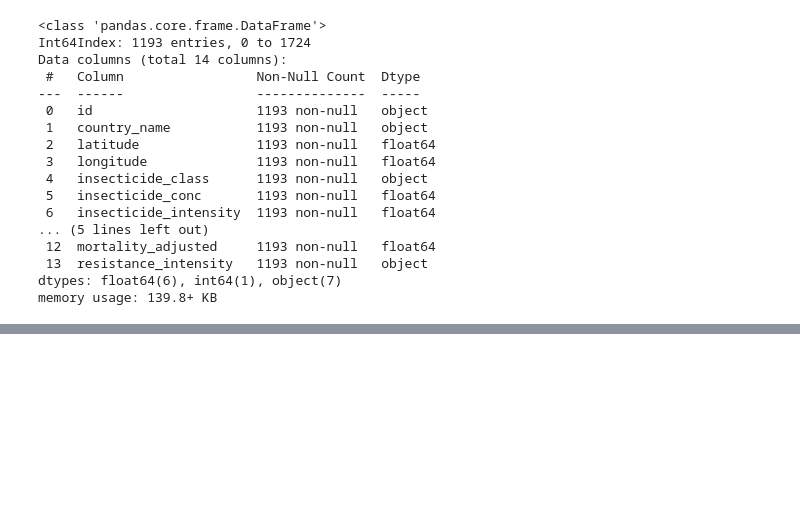
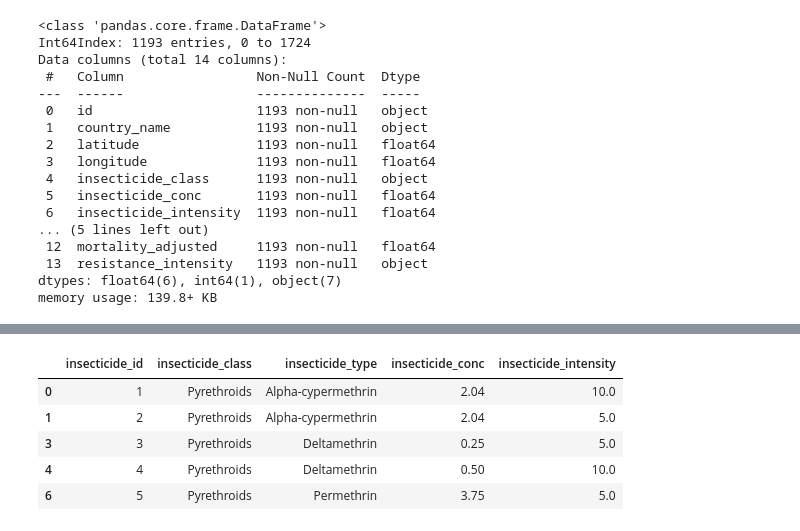
Before and after one commit to WesleyWanyama/136895, a Jupyter notebook: ETL/InsecticideResistanceDataTransformation.ipynb, the cells around one changed output, grey strips where cells are left out. Cells and saved outputs as stored; diff of their text form; code cells hidden in the pictures; blank space fills up the shorter version.

```diff
--- a/ETL/InsecticideResistanceDataTransformation.ipynb
+++ b/ETL/InsecticideResistanceDataTransformation.ipynb
@@ -325,0 +366,16 @@ memory usage: 139.8+ KB
+# %%
+# Create insecticide_table with the selected columns
+insecticide_table = df[['insecticide_class', 'insecticide_type', 'insecticide_conc', 'insecticide_intensity']].copy()
+# Add a new column 'insecticide_id' and set it as the index
+insecticide_table['insecticide_id'] = range(1, len(insecticide_table) + 1)
+# Reorder the columns to have 'insecticide_id' as the first column
+insecticide_table = insecticide_table[['insecticide_id', 'insecticide_class', 'insecticide_type', 'insecticide_conc', 'insecticide_intensity']]
+# %%
+insecticide_table.head()
+# %% [output]
+|  | insecticide_id | insecticide_class | insecticide_type | insecticide_conc | insecticide_intensity |
+| 0 | 1 | Pyrethroids | Alpha-cypermethrin | 2.04 | 10.0 |
+| 1 | 2 | Pyrethroids | Alpha-cypermethrin | 2.04 | 5.0 |
+| 3 | 3 | Pyrethroids | Deltamethrin | 0.25 | 5.0 |
+| 4 | 4 | Pyrethroids | Deltamethrin | 0.50 | 10.0 |
+| 6 | 5 | Pyrethroids | Permethrin | 3.75 | 5.0 |
```
Also changed, not shown: parts of 5 cells of this notebook, 1 other file.
